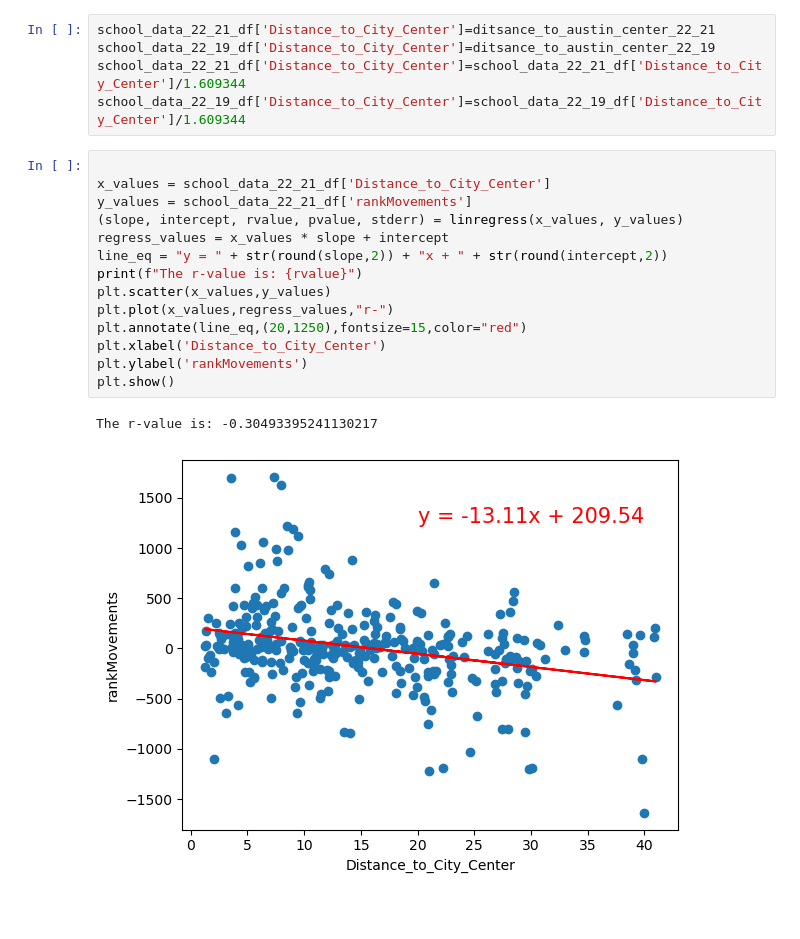
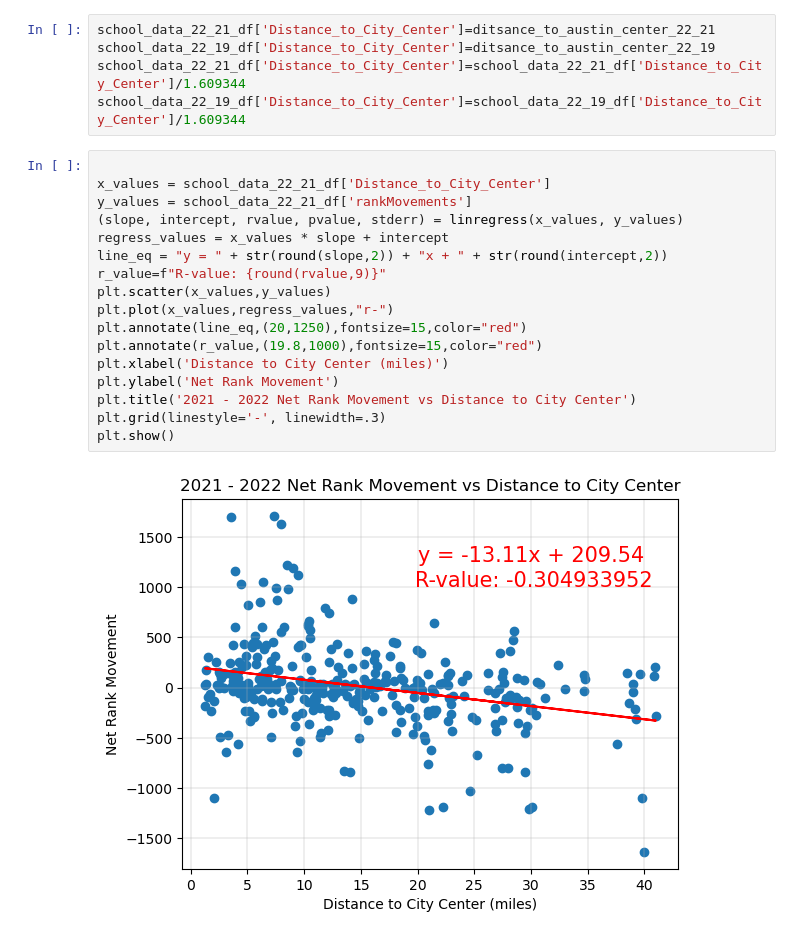
Before and after one commit to alejandro-davila/Project1_Team6_Austin_Analysis, a Jupyter notebook: School_Data_Visual.ipynb, the cells around one changed output. Saved outputs shown, nothing was run; the diff lists cells and outputs as text; blank space fills up the shorter version.

Commit message:
Additional Visualization
Added several graphs and plots

```diff
--- a/School_Data_Visual.ipynb
+++ b/School_Data_Visual.ipynb
@@ -35,20 +38,22 @@ school_data_22_19_df['Distance_to_City_Center']=school_data_22_19_df['Distance_t
 # %%
 
 x_values = school_data_22_21_df['Distance_to_City_Center']
 y_values = school_data_22_21_df['rankMovements']
 (slope, intercept, rvalue, pvalue, stderr) = linregress(x_values, y_values)
 regress_values = x_values * slope + intercept
 line_eq = "y = " + str(round(slope,2)) + "x + " + str(round(intercept,2))
-print(f"The r-value is: {rvalue}")
+r_value=f"R-value: {round(rvalue,9)}"
 plt.scatter(x_values,y_values)
 plt.plot(x_values,regress_values,"r-")
 plt.annotate(line_eq,(20,1250),fontsize=15,color="red")
-plt.xlabel('Distance_to_City_Center')
-plt.ylabel('rankMovements')
+plt.annotate(r_value,(19.8,1000),fontsize=15,color="red")
+plt.xlabel('Distance to City Center (miles)')
+plt.ylabel('Net Rank Movement')
+plt.title('2021 - 2022 Net Rank Movement vs Distance to City Center')
+plt.grid(linestyle='-', linewidth=.3)
 plt.show()
 # %% [output]
-The r-value is: -0.30493395241130217
-[figure, old version]
+[figure, new version]
 # %%
 school_data_22_19_df['rankMovements']=school_data_22_19_df['ranks21']-school_data_22_19_df['ranks19']
 x_values = school_data_22_19_df['Distance_to_City_Center']
```
Also changed, not shown: parts of 15 cells of this notebook, 1 other file.
